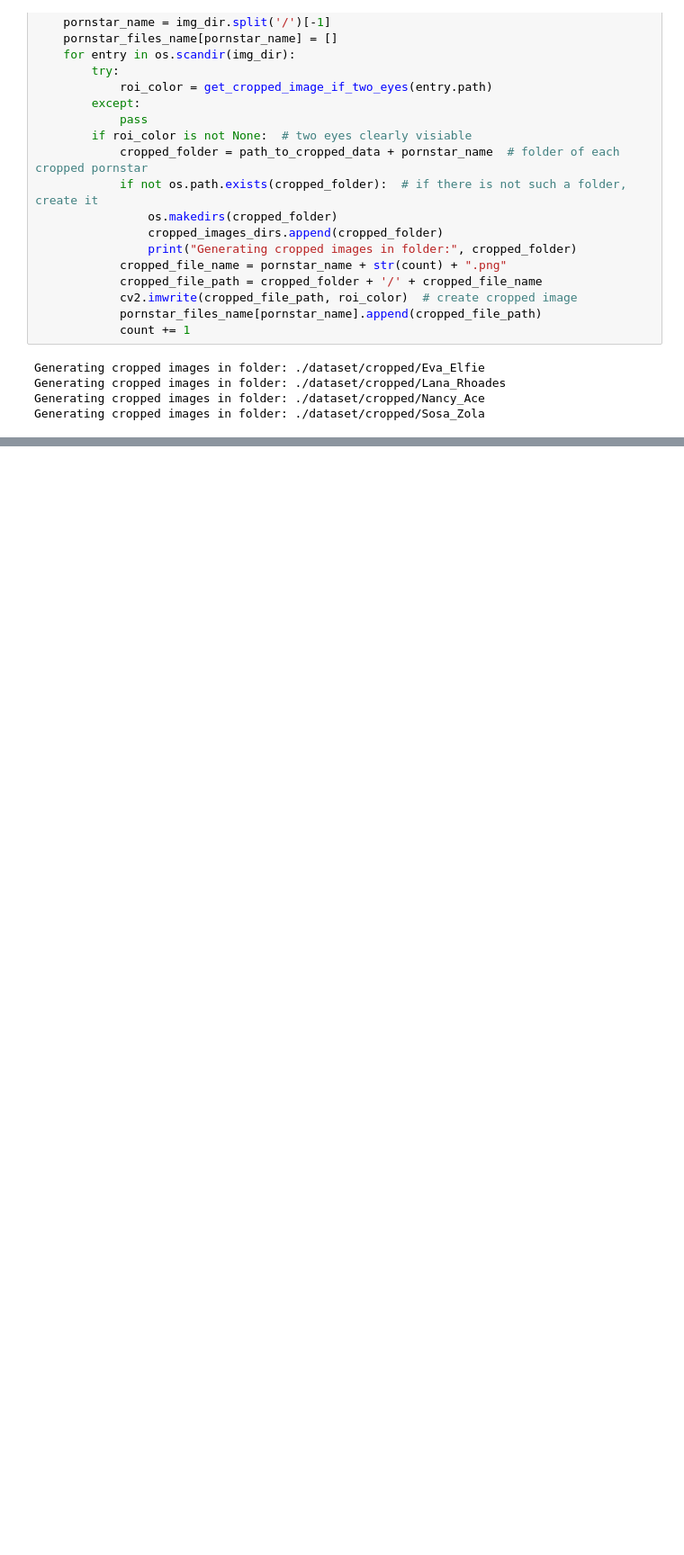
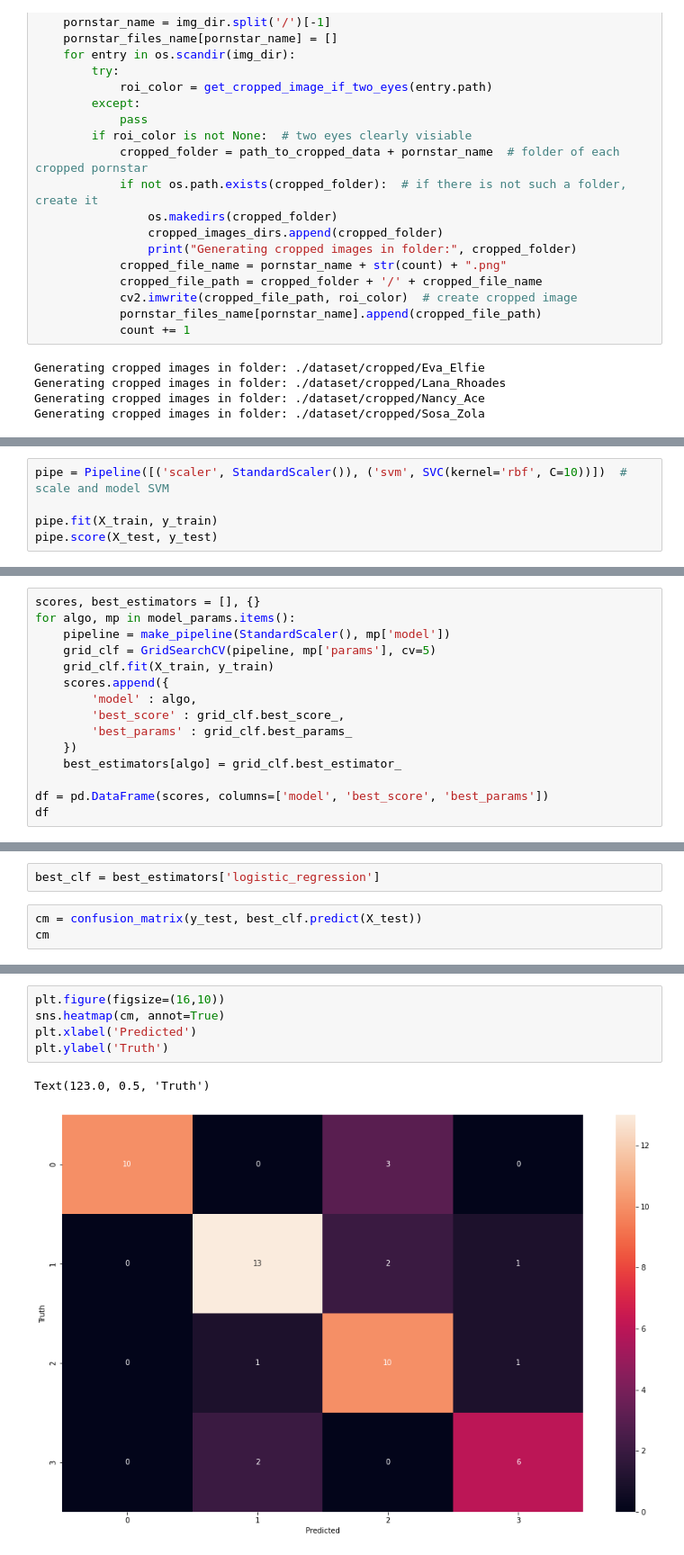
Before and after one commit to oznob5/pornstar-face-recognition, a Jupyter notebook: model/facial_recognition.ipynb, the cells around one changed output, grey strips where cells are left out. Shown at 90% size. Cells and saved outputs as stored; diff of their text form; blank space fills up the shorter version.

Commit message:
built the model and saved it

```diff
--- a/model/facial_recognition.ipynb
+++ b/model/facial_recognition.ipynb
@@ -241,0 +267,5 @@ array([ 76.,  83., 102., ...,  84.,  23., 250.])
+# %%
+pipe = Pipeline([('scaler', StandardScaler()), ('svm', SVC(kernel='rbf', C=10))])  # scale and model SVM
+
+pipe.fit(X_train, y_train)
+pipe.score(X_test, y_test)
@@ -241,0 +311,15 @@ array([ 76.,  83., 102., ...,  84.,  23., 250.])
+# %%
+scores, best_estimators = [], {}
+for algo, mp in model_params.items():
+    pipeline = make_pipeline(StandardScaler(), mp['model'])
+    grid_clf = GridSearchCV(pipeline, mp['params'], cv=5)
+    grid_clf.fit(X_train, y_train)
+    scores.append({
+        'model' : algo,
+        'best_score' : grid_clf.best_score_,
+        'best_params' : grid_clf.best_params_
+    })
+    best_estimators[algo] = grid_clf.best_estimator_
+
+df = pd.DataFrame(scores, columns=['model', 'best_score', 'best_params'])
+df
@@ -241,0 +345,5 @@ array([ 76.,  83., 102., ...,  84.,  23., 250.])
+# %%
+best_clf = best_estimators['logistic_regression']
+# %%
+cm = confusion_matrix(y_test, best_clf.predict(X_test))
+cm
@@ -241,0 +355,8 @@ array([ 76.,  83., 102., ...,  84.,  23., 250.])
+# %%
+plt.figure(figsize=(16,10))
+sns.heatmap(cm, annot=True)
+plt.xlabel('Predicted')
+plt.ylabel('Truth')
+# %% [output]
+Text(123.0, 0.5, 'Truth')
+[figure, added]
```
Also changed, not shown: parts of 42 cells of this notebook, 2 other files.
